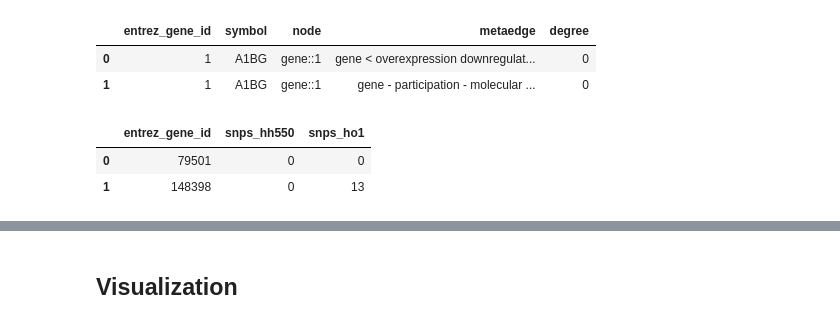
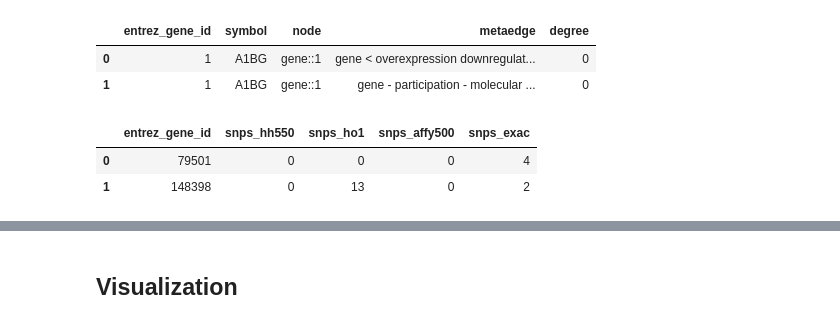
Before and after one commit to dhimmel/snplentiful, a Jupyter notebook: combine-SNPs-with-degrees.ipynb, the cells around one changed output, grey strips where cells are left out. Cells and saved outputs as stored; diff of their text form; code cells hidden in the pictures.

Commit message:
Added ExAC and Affy platform

```diff
--- a/combine-SNPs-with-degrees.ipynb
+++ b/combine-SNPs-with-degrees.ipynb
@@ -20,21 +20,29 @@ degree_df.head(2)
 # %%
 # Read SNPs per Gene
 columns = ['chromosome', 'chromosome_start', 'chromosome_end', 'entrez_gene_id', 'snps']
 
-# Read SNPs per gene in the  Illumina HumanHap550
+# Read SNPs per gene in the  Illumina HumanHap550 Platform
 bed_hh550_df = pandas.read_table('data/hh550-entrez.bed', names=columns)
 bed_hh550_df = bed_hh550_df[['entrez_gene_id', 'snps']].rename(columns={'snps': 'snps_hh550'})
 
-# Read SNPs per gene in the Illumina Human Omni 1
+# Read SNPs per gene in the Illumina HumanOmni1-Quad
 bed_ho1_df = pandas.read_table('data/ho1-entrez.bed', names=columns)
 bed_ho1_df = bed_ho1_df[['entrez_gene_id', 'snps']].rename(columns={'snps': 'snps_ho1'})
 
-snp_count_df = bed_hh550_df.merge(bed_ho1_df, how='outer')
+# Read SNPs per gene in the Affy 500k Array
+bed_affy500_df = pandas.read_table('data/affy500-entrez.bed', names=columns)
+bed_affy500_df = bed_affy500_df[['entrez_gene_id', 'snps']].rename(columns={'snps': 'snps_affy500'})
+
+# Read SNPs per gene in ExAC
+exac_df = pandas.read_table('data/exac-counts.tsv')
+exac_df = exac_df.rename(columns={'snps': 'snps_exac'})
+
+snp_count_df = bed_hh550_df.merge(bed_ho1_df, how='outer').merge(bed_affy500_df, how='outer').merge(exac_df, how='outer')
 snp_count_df.head(2)
 # %% [output]
-|  | entrez_gene_id | snps_hh550 | snps_ho1 |
-| 0 | 79501 | 0 | 0 |
-| 1 | 148398 | 0 | 13 |
+|  | entrez_gene_id | snps_hh550 | snps_ho1 | snps_affy500 | snps_exac |
+| 0 | 79501 | 0 | 0 | 0 | 4 |
+| 1 | 148398 | 0 | 13 | 0 | 2 |
 # %%
 long_df = degree_df.merge(snp_count_df)
 assert not any(long_df.duplicated(['entrez_gene_id', 'metaedge']))
```
Also changed, not shown: parts of 2 cells of this notebook, 1 other file.
